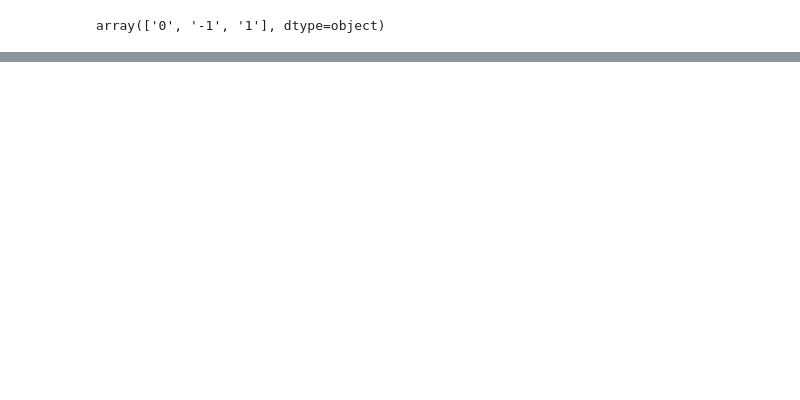
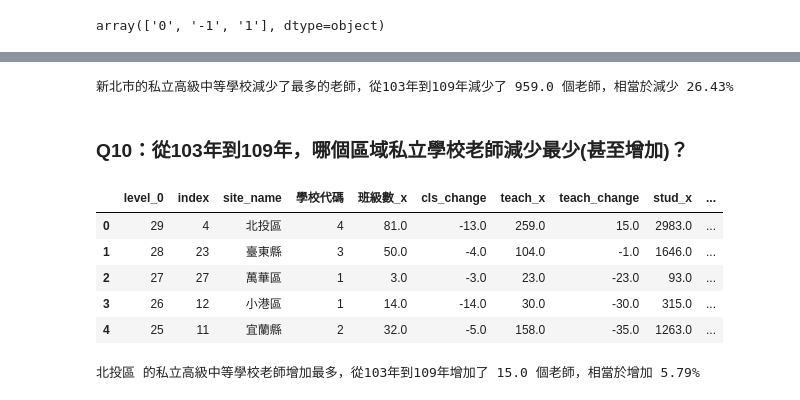
Before and after one commit to AndersonTsaiTW/LAT_Repo, a Jupyter notebook: HW1/HW1.ipynb, the cells around one changed output, grey strips where cells are left out. Drawn from its saved outputs; the diff is of its cells as text; code cells hidden in the pictures; blank space fills up the shorter version.

```diff
--- a/HW1/HW1.ipynb
+++ b/HW1/HW1.ipynb
@@ -383,0 +440,19 @@ a.groupby(['cate_name','status','lv_name']).agg({'學校代碼':'count',
+# %%
+#                                                   'grad_x','grad_y'])
+temp = a.groupby(['site_name']).agg({'學校代碼':'count',
+                                                 '班級數_x':'sum','班級數_y':'sum',
+                                                 'teach_fulltime_x':'sum','teach_fulltime_y':'sum',
+                                                 'teach_parttime_x':'sum','teach_parttime_y':'sum',
+                                                 'emp_x':'sum','emp_y':'sum','stud_x':'sum','stud_y':'sum',
+                                                 'grad_x':'sum','grad_y':'sum'}).reset_index()
+temp['teach_x'] = temp['teach_fulltime_x']+temp['teach_parttime_x']
+temp['teach_y'] = temp['teach_fulltime_y']+temp['teach_parttime_y']
+temp['cls_change'] = temp['班級數_y'] - temp['班級數_x']
+temp['teach_change'] = temp['teach_y'] - temp['teach_x']
+temp['stud_change'] = temp['stud_y'] - temp['stud_x']
+temp
+
+temp = temp.reindex(columns=['site_name','學校代碼','班級數_x',
+                             'cls_change','teach_x','teach_change','stud_x','stud_change']).sort_values(by='teach_change').reset_index()
+
+temp.head()
@@ -384,3 +466,25 @@ a.groupby(['cate_name','status','lv_name']).agg({'學校代碼':'count',
+# %%
+print('新北市的私立高級中等學校減少了最多的老師，從103年到109年減少了',-1 * temp['teach_change'][0],
+      '個老師，相當於減少','{:.2%}'.format(-1 * temp['teach_change'][0]/temp['teach_x'][0]))
+# %% [output]
+新北市的私立高級中等學校減少了最多的老師，從103年到109年減少了 959.0 個老師，相當於減少 26.43%
+# %% [markdown]
+### Q10：從103年到109年，哪個區域私立學校老師減少最少(甚至增加)？
+# %%
+temp = temp.sort_values(by='teach_change',ascending = False).reset_index()
+temp.head()
+# %% [output]
+|  | level_0 | index | site_name | 學校代碼 | 班級數_x | cls_change | teach_x | teach_change | stud_x | ... |
+| 0 | 29 | 4 | 北投區 | 4 | 81.0 | -13.0 | 259.0 | 15.0 | 2983.0 | ... |
+| 1 | 28 | 23 | 臺東縣 | 3 | 50.0 | -4.0 | 104.0 | -1.0 | 1646.0 | ... |
+| 2 | 27 | 27 | 萬華區 | 1 | 3.0 | -3.0 | 23.0 | -23.0 | 93.0 | ... |
+| 3 | 26 | 12 | 小港區 | 1 | 14.0 | -14.0 | 30.0 | -30.0 | 315.0 | ... |
+| 4 | 25 | 11 | 宜蘭縣 | 2 | 32.0 | -5.0 | 158.0 | -35.0 | 1263.0 | ... |
+# %%
+print(temp['site_name'][0],'的私立高級中等學校老師增加最多，從103年到109年增加了',temp['teach_change'][0],
+      '個老師，相當於增加','{:.2%}'.format(temp['teach_change'][0]/temp['teach_x'][0]))
+# %% [output]
+北投區 的私立高級中等學校老師增加最多，從103年到109年增加了 15.0 個老師，相當於增加 5.79%
 # %%
 ###另外一種比較差的建立條件判斷的方式
 ###未完成，留參
```
Also changed, not shown: parts of 9 cells of this notebook.
